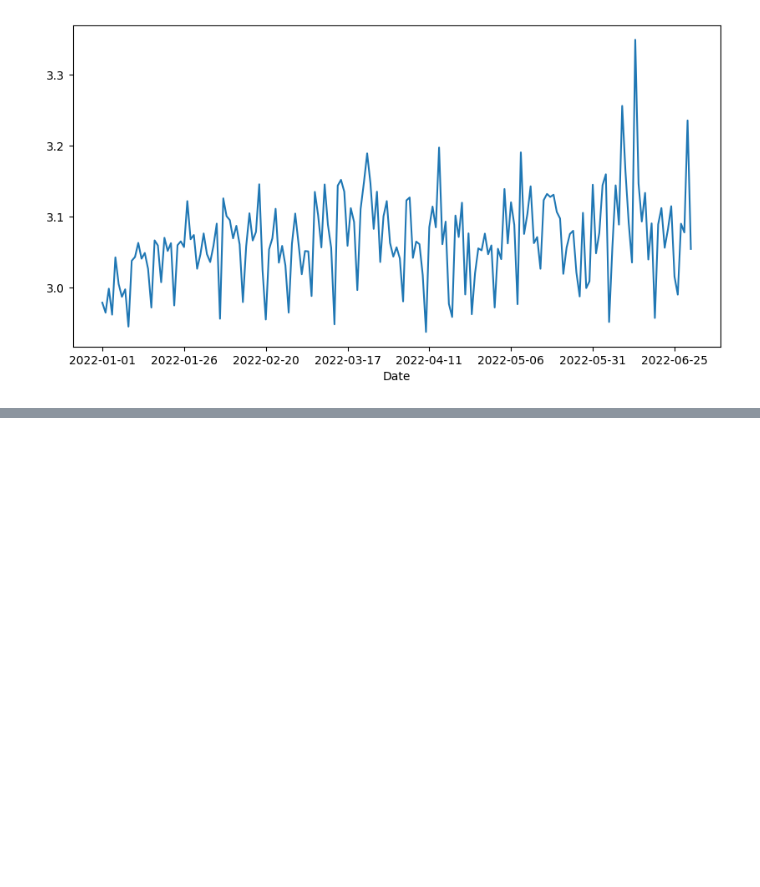
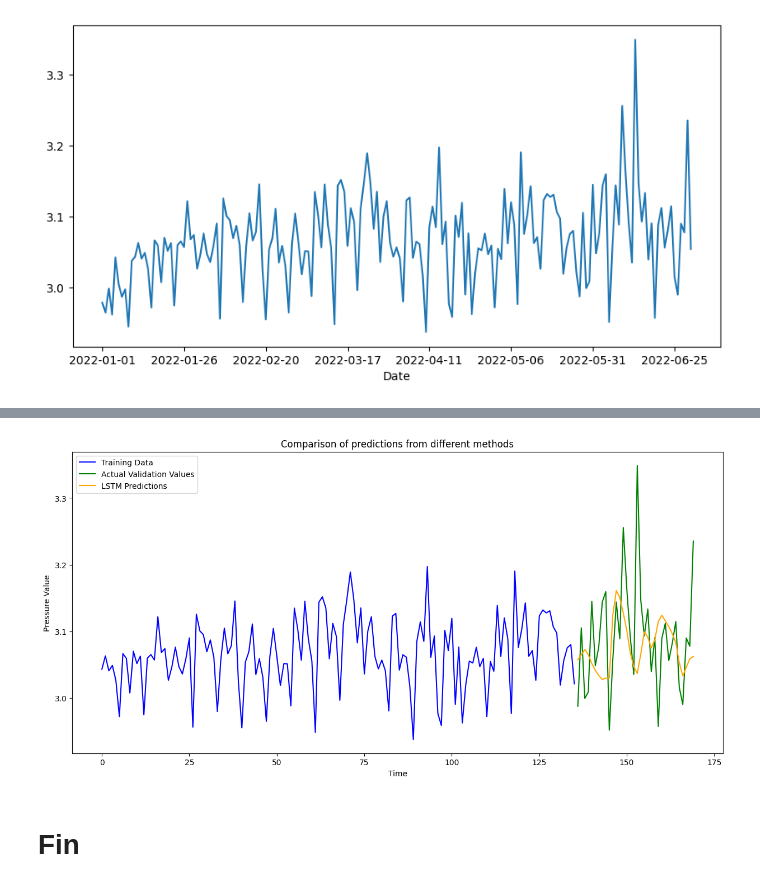
Before and after one commit to Talan-TechForData/datascience-solutions, a Jupyter notebook: 1_exploratory_data_analysis/train_analysis/solution.ipynb, the cells around one changed output, grey strips where cells are left out. Drawn from its saved outputs; the diff is of its cells as text; code cells hidden in the pictures; blank space fills up the shorter version.

```diff
--- a/1_exploratory_data_analysis/train_analysis/solution.ipynb
+++ b/1_exploratory_data_analysis/train_analysis/solution.ipynb
@@ -168,0 +303,22 @@ df.replace({"-":np.nan}).astype({"Pressure":"float64"}).groupby("Date")["Pressur
+# %%
+predicted_val = model.predict(X_val)
+#transform back to the original scale
+predicted_val = scaler.inverse_transform(predicted_val)
+
+#indices for training and validation data
+train_indices = range(len(y_train))
+val_indices = range(len(y_train), len(y_train) + len(y_val))
+
+#plotting the predictions of all the models
+plt.figure(figsize=(15, 7))
+plt.plot(train_indices, scaler.inverse_transform(y_train.reshape(-1, 1)), label='Training Data', color='blue')
+plt.plot(val_indices, scaler.inverse_transform(y_val.reshape(-1, 1)), label='Actual Validation Values', color='green')
+
+plt.plot(val_indices, predicted_val, label='LSTM Predictions', color='orange')
+
+plt.title('Comparison of predictions from different methods')
+plt.xlabel('Time')
+plt.ylabel('Pressure Value')
+plt.legend()
+plt.show()
+# %% [output]
@@ -168,0 +326,3 @@ df.replace({"-":np.nan}).astype({"Pressure":"float64"}).groupby("Date")["Pressur
+[figure, added]
+# %% [markdown]
+# Fin
```
Also changed, not shown: parts of 7 cells of this notebook, 1 other file.
